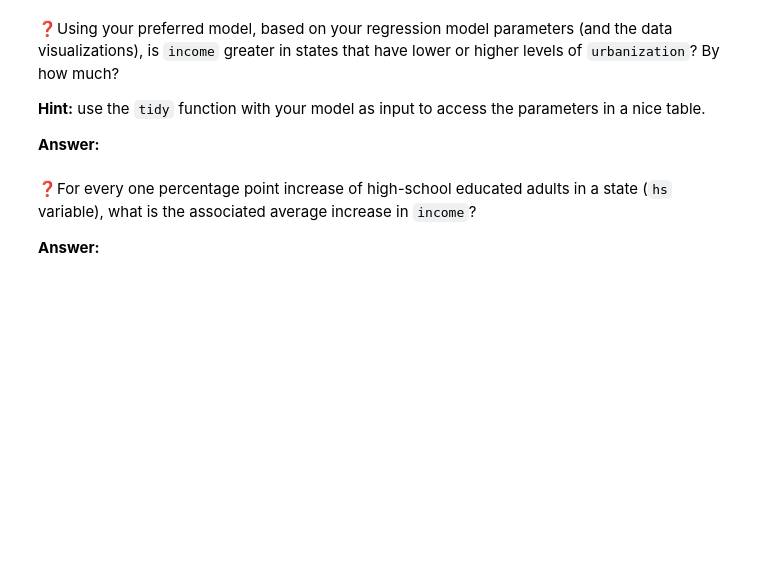
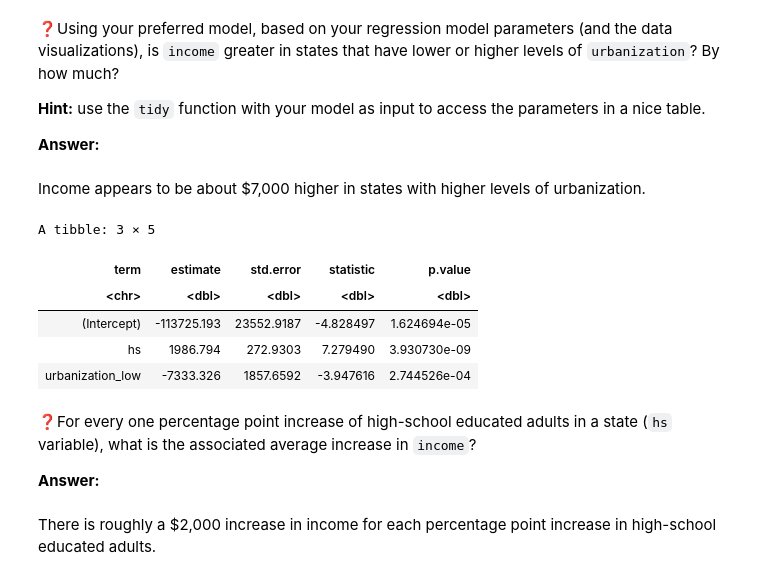
Before and after one commit to UNC-DATA-730/unit-4-assignment-rbmatheny, a Jupyter notebook: assignment4.ipynb, the cells around one changed output. Saved outputs shown, nothing was run; the diff lists cells and outputs as text; code cells hidden in the pictures; blank space fills up the shorter version.

```diff
--- a/assignment4.ipynb
+++ b/assignment4.ipynb
@@ -152,7 +209,20 @@ glance(ps_mod)
 **Hint:** use the `tidy` function with your model as input to access the parameters in a nice table.
 
 **Answer:**
+# %% [markdown]
+Income appears to be about $7,000 higher in states with higher levels of urbanization.
+# %%
+tidy(ps_mod)
+# %% [output]
+A tibble: 3 × 5
+| term | estimate | std.error | statistic | p.value |
+| <chr> | <dbl> | <dbl> | <dbl> | <dbl> |
+| (Intercept) | -113725.193 | 23552.9187 | -4.828497 | 1.624694e-05 |
+| hs | 1986.794 | 272.9303 | 7.279490 | 3.930730e-09 |
+| urbanization_low | -7333.326 | 1857.6592 | -3.947616 | 2.744526e-04 |
 # %% [markdown]
 ❓For every one percentage point increase of high-school educated adults in a state (`hs` variable), what is the associated average increase in `income`?
 
 **Answer:**
+# %% [markdown]
+There is roughly a $2,000 increase in income for each percentage point increase in high-school educated adults.
```
Also changed, not shown: parts of 6 cells of this notebook.
